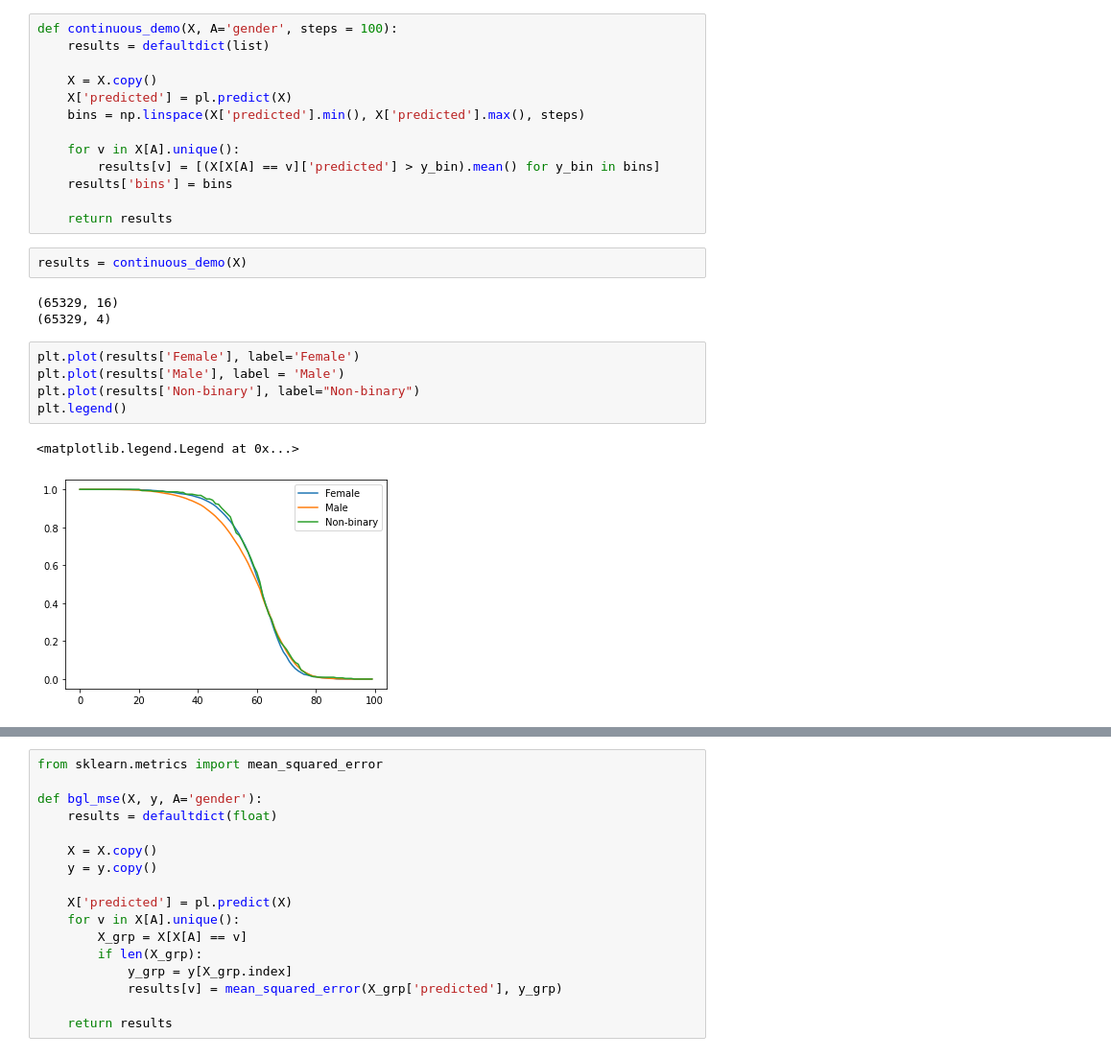
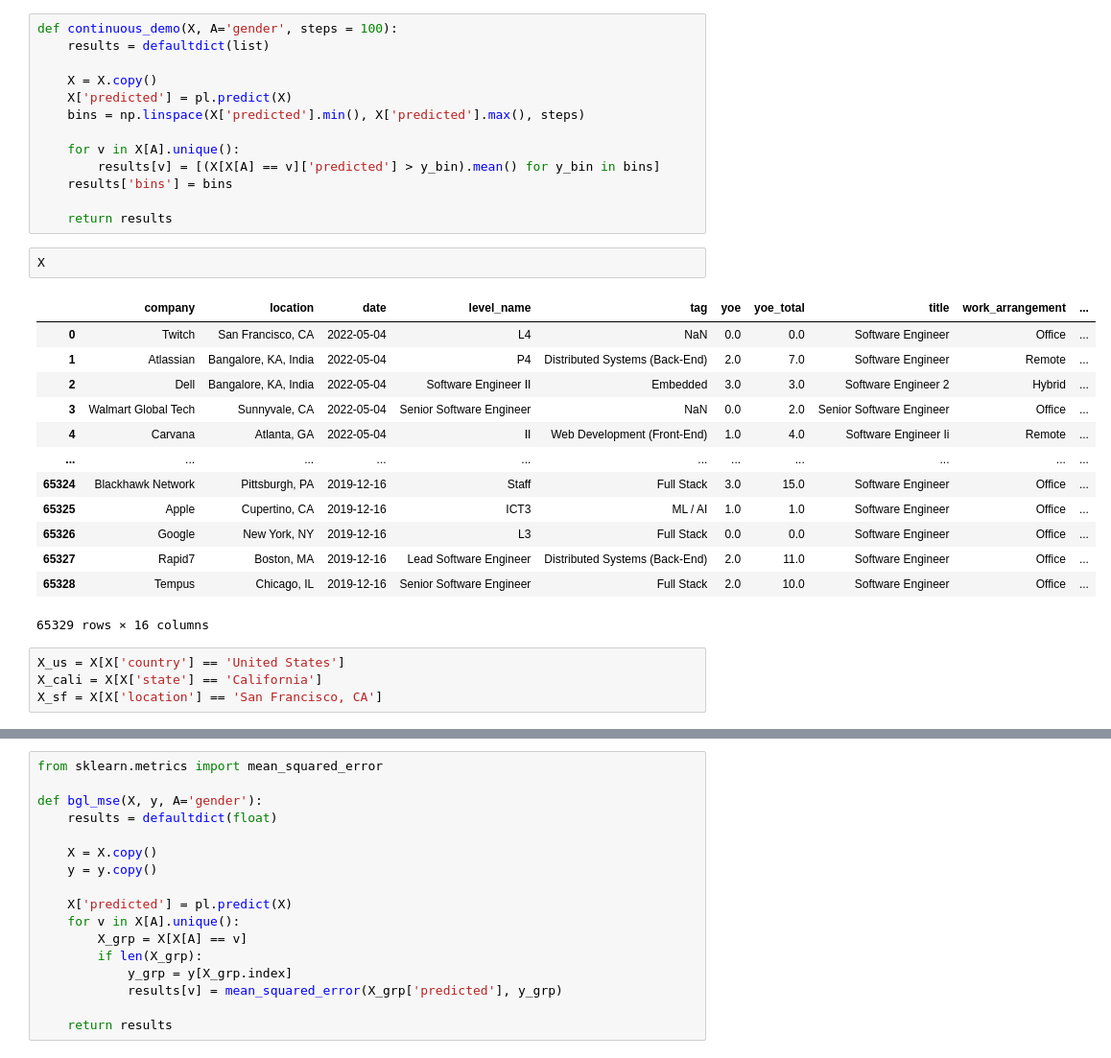
Before and after one commit to yu-lily/salary-analysis, a Jupyter notebook: 3.0-model.ipynb, the cells around one changed output, grey strips where cells are left out. Shown at 96% size. Drawn from its saved outputs; the diff is of its cells as text.

```diff
--- a/3.0-model.ipynb
+++ b/3.0-model.ipynb
@@ -160,16 +175,23 @@ def continuous_demo(X, A='gender', steps = 100):
     results['bins'] = bins
 
     return results
-# %%
-results = continuous_demo(X)
-# %% [output]
-(65329, 16)
-(65329, 4)
-# %%
-plt.plot(results['Female'], label='Female')
-plt.plot(results['Male'], label = 'Male')
-plt.plot(results['Non-binary'], label="Non-binary")
-plt.legend()
-# %% [output]
-<matplotlib.legend.Legend at 0x...>
-[figure, removed]
+# %%
+X
+# %% [output]
+|  | company | location | date | level_name | tag | yoe | yoe_total | title | work_arrangement | ... |
+| 0 | Twitch | San Francisco, CA | 2022-05-04 | L4 | NaN | 0.0 | 0.0 | Software Engineer | Office | ... |
+| 1 | Atlassian | Bangalore, KA, India | 2022-05-04 | P4 | Distributed Systems (Back-End) | 2.0 | 7.0 | Software Engineer | Remote | ... |
+| 2 | Dell | Bangalore, KA, India | 2022-05-04 | Software Engineer II | Embedded | 3.0 | 3.0 | Software Engineer 2 | Hybrid | ... |
+| 3 | Walmart Global Tech | Sunnyvale, CA | 2022-05-04 | Senior Software Engineer | NaN | 0.0 | 2.0 | Senior Software Engineer | Office | ... |
+| 4 | Carvana | Atlanta, GA | 2022-05-04 | II | Web Development (Front-End) | 1.0 | 4.0 | Software Engineer Ii | Remote | ... |
+| ... | ... | ... | ... | ... | ... | ... | ... | ... | ... | ... |
+| 65324 | Blackhawk Network | Pittsburgh, PA | 2019-12-16 | Staff | Full Stack | 3.0 | 15.0 | Software Engineer | Office | ... |
+| 65325 | Apple | Cupertino, CA | 2019-12-16 | ICT3 | ML / AI | 1.0 | 1.0 | Software Engineer | Office | ... |
+| 65326 | Google | New York, NY | 2019-12-16 | L3 | Full Stack | 0.0 | 0.0 | Software Engineer | Office | ... |
+| 65327 | Rapid7 | Boston, MA | 2019-12-16 | Lead Software Engineer | Distributed Systems (Back-End) | 2.0 | 11.0 | Software Engineer | Office | ... |
+| 65328 | Tempus | Chicago, IL | 2019-12-16 | Senior Software Engineer | Full Stack | 2.0 | 10.0 | Software Engineer | Office | ... |
+65329 rows × 16 columns
+# %%
+X_us = X[X['country'] == 'United States']
+X_cali = X[X['state'] == 'California']
+X_sf = X[X['location'] == 'San Francisco, CA']
```
Also changed, not shown: parts of 13 cells of this notebook, 7 other files.
